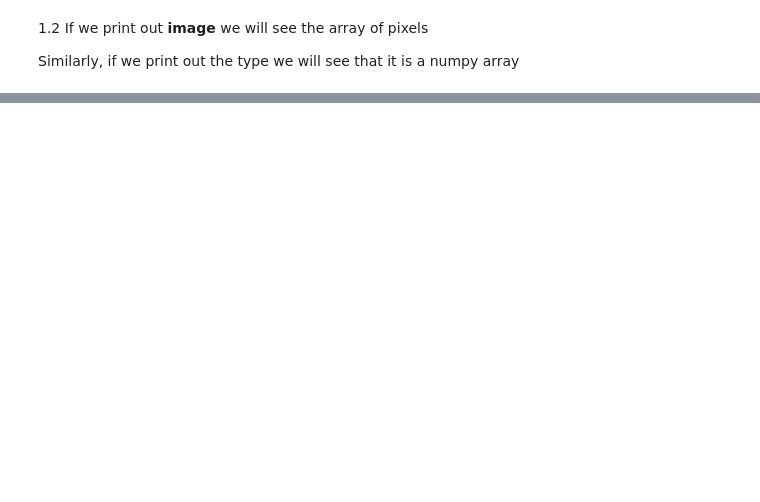
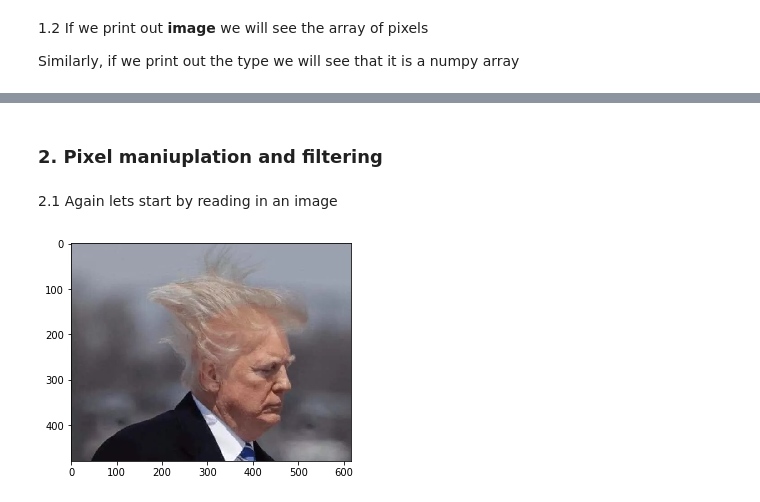
Before and after one commit to sacheth25/OpencvWorkshop, a Jupyter notebook: Image Processing/ImgProcessing.ipynb, the cells around one changed output, grey strips where cells are left out. Cells and saved outputs as stored; diff of their text form; code cells hidden in the pictures; blank space fills up the shorter version.

```diff
--- a/Image Processing/ImgProcessing.ipynb
+++ b/Image Processing/ImgProcessing.ipynb
@@ -29,0 +84,11 @@ type(image)
+# %% [markdown]
+<h3>2. Pixel maniuplation and filtering </h3>
+# %% [markdown]
+<p>2.1 Again lets start by reading in an image</p>
+# %%
+colorImage = cv2.imread("donald.jpg",1)
+colorImage = cv2.cvtColor(colorImage, cv2.COLOR_BGR2RGB)
+plt.imshow(colorImage)
+plt.show()
+# %% [output]
+[figure, added]
```
Also changed, not shown: parts of 13 cells of this notebook, 1 other file.
